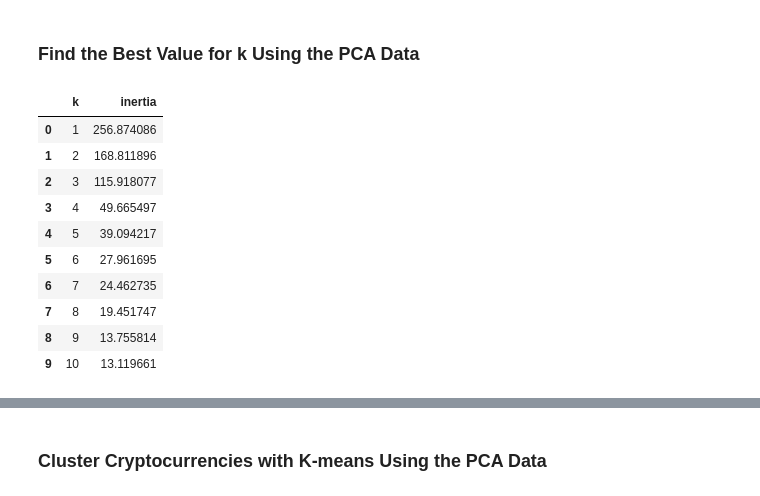
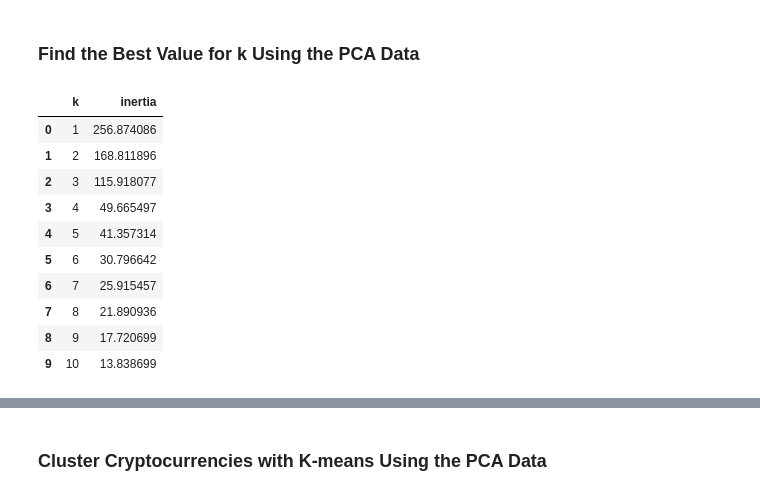
Before and after one commit to LardexTheLarge/crypto_clustering_challenge, a Jupyter notebook: Crypto_Clustering.ipynb, the cells around one changed output, grey strips where cells are left out. Cells and saved outputs as stored; diff of their text form; code cells hidden in the pictures.

Commit message:
Completed finding the best k value using the pca data

```diff
--- a/Crypto_Clustering.ipynb
+++ b/Crypto_Clustering.ipynb
@@ -266,37 +266,44 @@ market_pca_df.head()
 # %%
 # Create a list with the number of k-values to try
 # Use a range from 1 to 11
-
+k = list(range(1, 11))
 
 # Create an empty list to store the inertia values
-
+inertia = []
 
 # Create a for loop to compute the inertia with each possible value of k
 # Inside the loop:
+for i in k:
 # 1. Create a KMeans model using the loop counter for the n_clusters
+    k_model = KMeans(n_clusters=i, n_init='auto', random_state=0)
+
 # 2. Fit the model to the data using PCA DataFrame.
+    k_model.fit(market_pca_df)
+
 # 3. Append the model.inertia_ to the inertia list
+    inertia.append(k_model.inertia_)
 
 
 # Create a dictionary with the data to plot the Elbow curve
-
+elbow_data_pca = {"k": k, "inertia": inertia}
 
 # Create a DataFrame with the data to plot the Elbow curve
-
+df_elbow_pca = pd.DataFrame(elbow_data_pca)
 
 # Display the DataFrame
+df_elbow_pca.head(10)
 # %% [output]
 |  | k | inertia |
 | 0 | 1 | 256.874086 |
 | 1 | 2 | 168.811896 |
 | 2 | 3 | 115.918077 |
 | 3 | 4 | 49.665497 |
-| 4 | 5 | 39.094217 |
-| 5 | 6 | 27.961695 |
-| 6 | 7 | 24.462735 |
-| 7 | 8 | 19.451747 |
-| 8 | 9 | 13.755814 |
-| 9 | 10 | 13.119661 |
+| 4 | 5 | 41.357314 |
+| 5 | 6 | 30.796642 |
+| 6 | 7 | 25.915457 |
+| 7 | 8 | 21.890936 |
+| 8 | 9 | 17.720699 |
+| 9 | 10 | 13.838699 |
 # %%
 # Plot a line chart with all the inertia values computed with
 # the different values of k to visually identify the optimal value for k.
```
Also changed, not shown: parts of 2 cells of this notebook.
